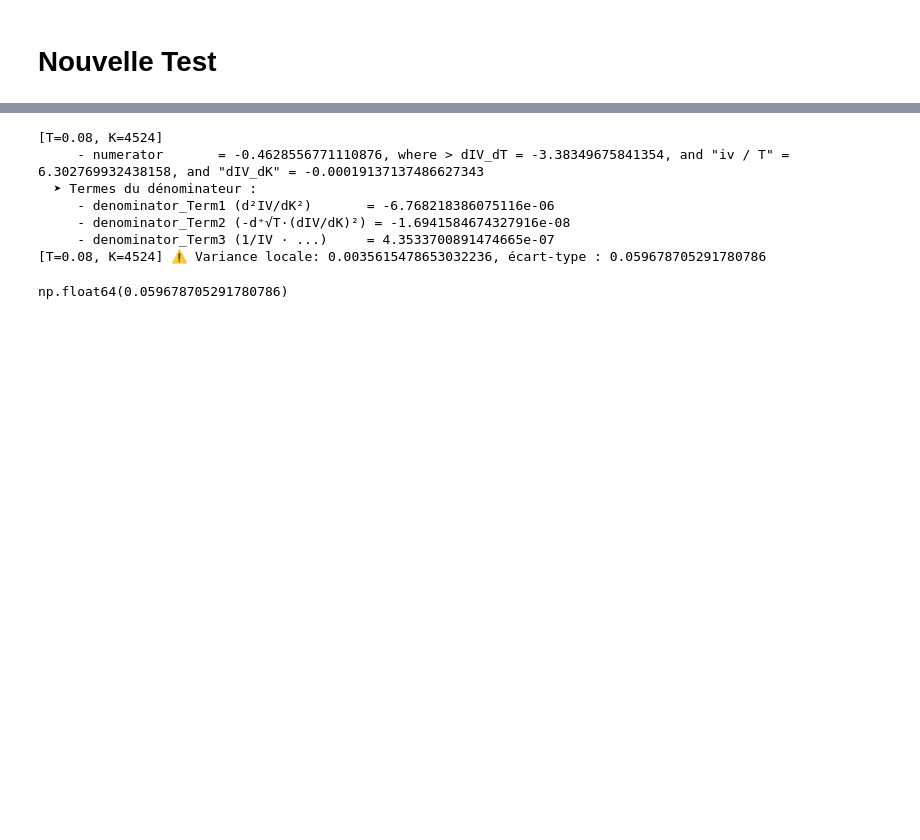
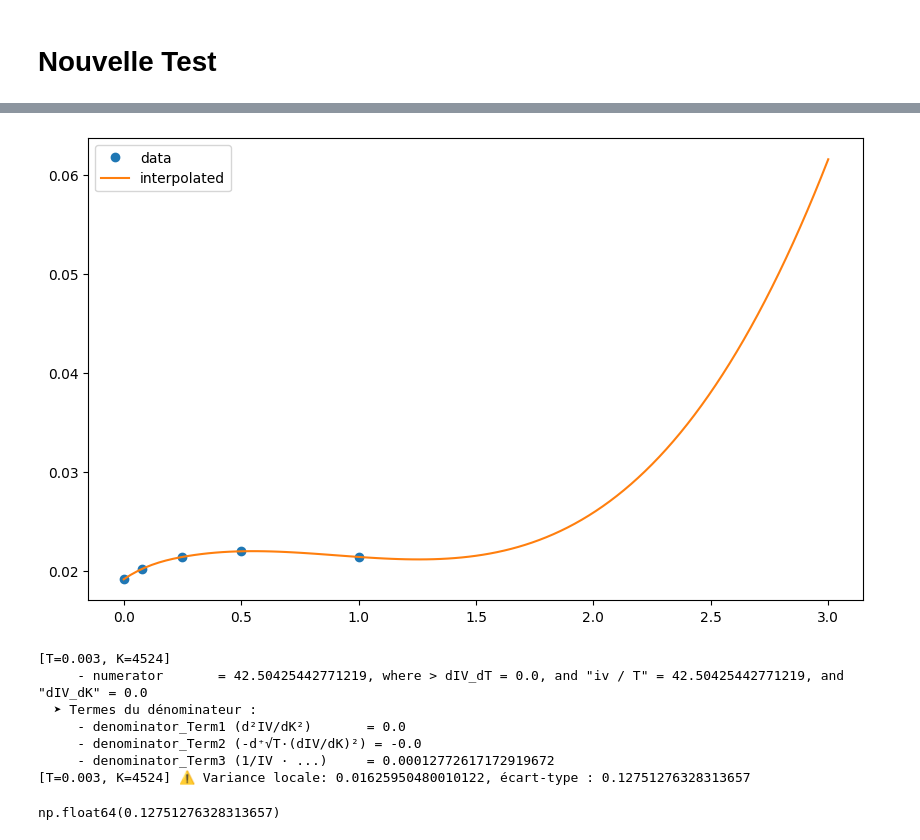
Before and after one commit to Eylz-Liu/Mod-le-vol-locale, a Jupyter notebook: Etude_local_vol_Dupire Daily.ipynb, the cells around one changed output, grey strips where cells are left out. Saved outputs shown, nothing was run; the diff lists cells and outputs as text; code cells hidden in the pictures; blank space fills up the shorter version.

```diff
--- a/Etude_local_vol_Dupire Daily.ipynb
+++ b/Etude_local_vol_Dupire Daily.ipynb
@@ -664,0 +657,27 @@ def calculate_dupire_local_vol(T, K, spot, r, q):
+# %%
+
+from scipy import interpolate
+
+# Taux sans risque r(T):
+rates_dates = np.array([0.003, 0.08, 0.25, 0.5, 1.0 ])
+
+rates_values = np.array([0.01921, 0.02023, 0.02142, 0.02199, 0.02142])  # taux
+rate_curve = interpolate.interp1d(rates_dates, rates_values,kind='cubic', fill_value='extrapolate')
+r = rate_curve(T)
+
+dividend_dates = np.array([0.003, 0.08, 0.25, 0.5, 1.0 ])
+
+dividend_values = np.array([0.02, 0.02, 0.02, 0.02, 0.02])  # taux
+dividend_curve = interpolate.interp1d(rates_dates, rates_values, kind='cubic', fill_value='extrapolate')
+
+q = dividend_curve(T)
+
+# plot zc curve interpolated
+import matplotlib.pyplot as plt
+plt.rcParams["figure.figsize"] = (10,6)
+maturities = np.linspace(0, 3, num=101, endpoint=True)
+plt.plot(rates_dates, rates_values, 'o', maturities, rate_curve(maturities))
+plt.legend(['data', 'interpolated'], loc='best')
+plt.show()
+# %% [output]
+[figure, added]
@@ -673,13 +759,13 @@ T_values = [0.08, 0.25, 0.5, 1, 2]
 K_values = np.linspace(3279, 5695, pas)
 
 
-calculate_dupire_local_vol(T=0.08, K=4524, spot=spot, r=r, q=q)
+calculate_dupire_local_vol(T=0.003, K=4524, spot=spot, r=r, q=q)
 # %% [output]
-[T=0.08, K=4524]
-     - numerator       = -0.4628556771110876, where > dIV_dT = -3.38349675841354, and "iv / T" = 6.302769932438158, and "dIV_dK" = -0.00019137137486627343
+[T=0.003, K=4524]
+     - numerator       = 42.50425442771219, where > dIV_dT = 0.0, and "iv / T" = 42.50425442771219, and "dIV_dK" = 0.0
   ➤ Termes du dénominateur :
-     - denominator_Term1 (d²IV/dK²)       = -6.768218386075116e-06
-     - denominator_Term2 (-d⁺√T·(dIV/dK)²) = -1.6941584674327916e-08
-     - denominator_Term3 (1/IV · ...)     = 4.3533700891474665e-07
-[T=0.08, K=4524] ⚠️ Variance locale: 0.0035615478653032236, écart-type : 0.059678705291780786
+     - denominator_Term1 (d²IV/dK²)       = 0.0
+     - denominator_Term2 (-d⁺√T·(dIV/dK)²) = -0.0
+     - denominator_Term3 (1/IV · ...)     = 0.00012772617172919672
+[T=0.003, K=4524] ⚠️ Variance locale: 0.01625950480010122, écart-type : 0.12751276328313657
-np.float64(0.059678705291780786)
+np.float64(0.12751276328313657)
```
Also changed, not shown: parts of 9 cells of this notebook.
